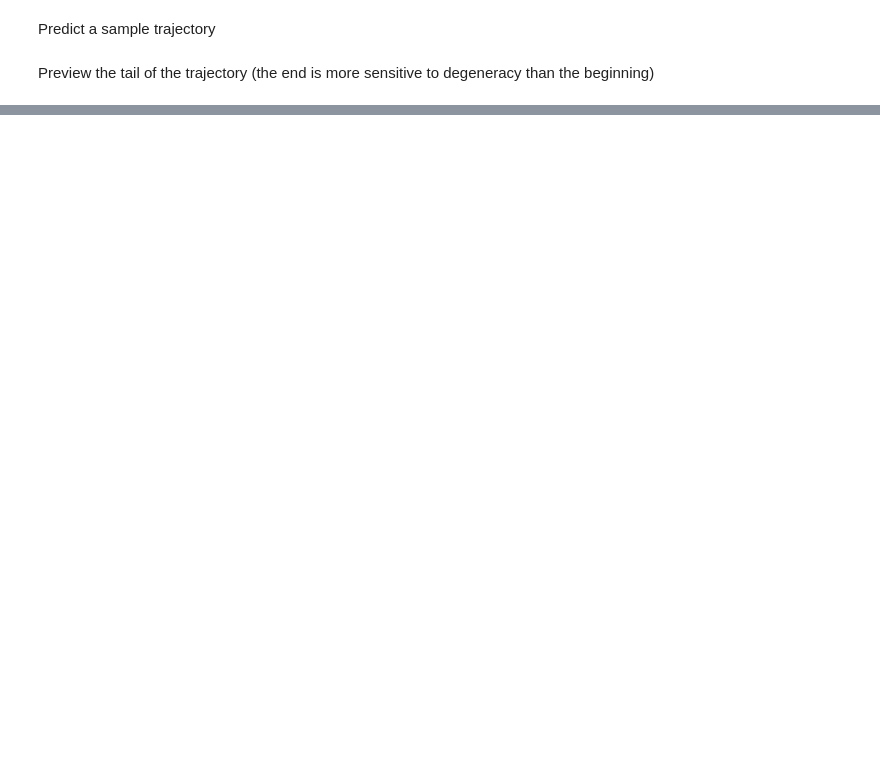
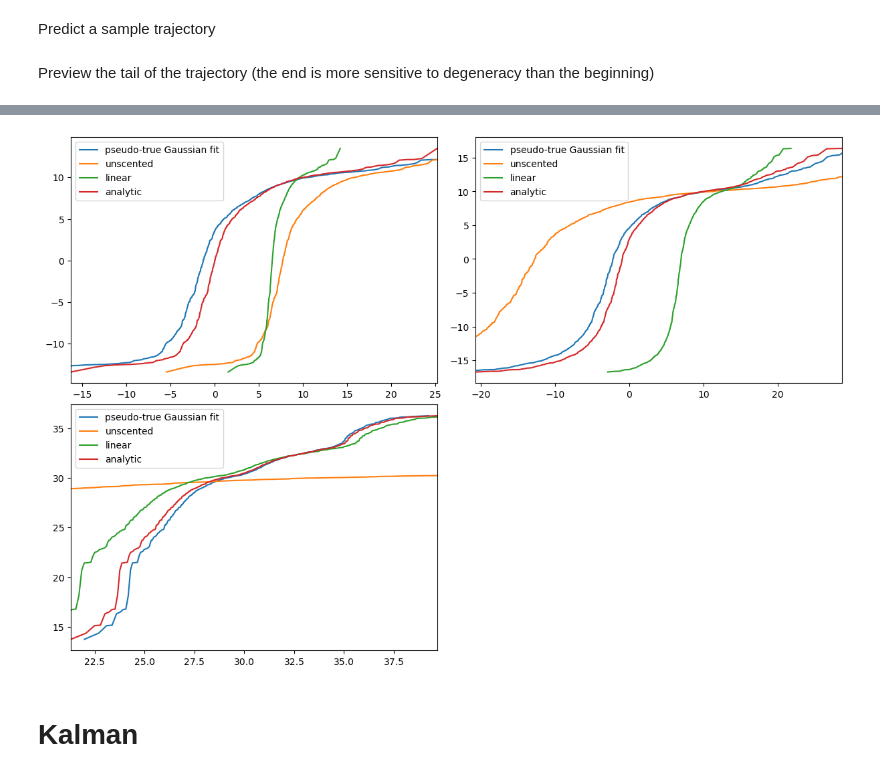
Before and after one commit to simontheflutist/neural-network-kalman, a Jupyter notebook: lorenz-sde-sysid.ipynb, the cells around one changed output, grey strips where cells are left out. Saved outputs shown, nothing was run; the diff lists cells and outputs as text; code cells hidden in the pictures; blank space fills up the shorter version.

```diff
--- a/lorenz-sde-sysid.ipynb
+++ b/lorenz-sde-sysid.ipynb
@@ -250,0 +272,29 @@ fig
+# %%
+fig = Figure(figsize=(12, 8), dpi=100, constrained_layout=1)
+for i in range(3):
+    ax = fig.add_subplot(2, 2, i + 1)
+    # ax.plot([-10, 10], [-10, 10])
+    for label, μ, Σ, linestyle in (
+        ("pseudo-true Gaussian fit", μ_monte_carlo, Σ_monte_carlo, "-"),
+        ("unscented", μ_unscented, Σ_unscented, "-"),
+        ("linear", μ_linear, Σ_linear, "-"),
+        ("analytic", μ_analytic, Σ_analytic, "-"),
+    ):
+        quantiles_theoretical, quantiles_empirical = scipy.stats.probplot(
+            output_samples[:, i].reshape(-1), fit=False, dist=scipy.stats.norm(μ[i], Σ[i, i]**0.5)
+        )
+        ax.plot(
+            quantiles_theoretical,
+            quantiles_empirical,
+            label=label,
+            linestyle=linestyle,
+        )
+    ax.set_xlim(min(quantiles_theoretical), max(quantiles_theoretical))
+    # ax.set_ylim(-20, 20)
+    ax.legend()
+
+fig
+# %% [output]
+[figure, added]
+# %% [markdown]
+# Kalman
```
Also changed, not shown: parts of 38 cells of this notebook, 8 other files.
